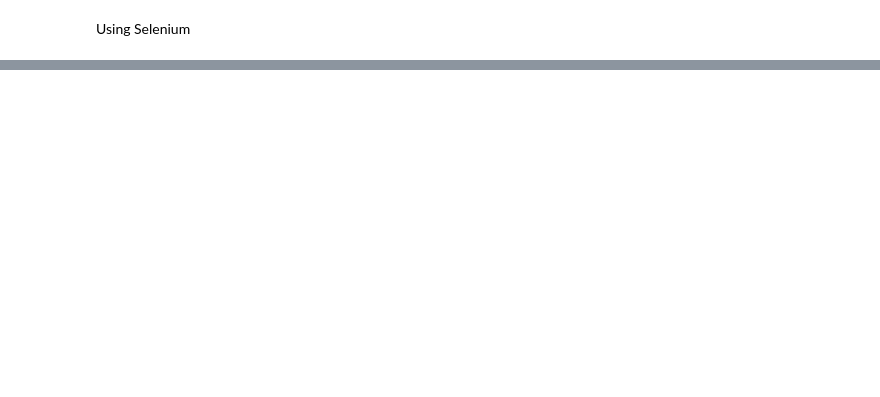
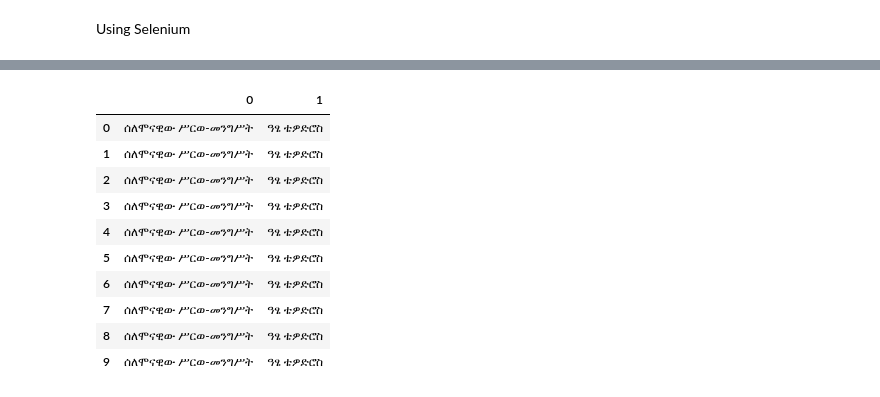
Before and after one commit to temesgen5335/data-warehouse-for-llm-finetuning, a Jupyter notebook: Web_scrapping/beautiful.ipynb, the cells around one changed output, grey strips where cells are left out. Drawn from its saved outputs; the diff is of its cells as text; code cells hidden in the pictures; blank space fills up the shorter version.

```diff
--- a/Web_scrapping/beautiful.ipynb
+++ b/Web_scrapping/beautiful.ipynb
@@ -203,0 +335,16 @@ print(all_text)
+# %%
+df1 = df1[0].str.split(',', expand=True)
+
+df1.head(10)
+# %% [output]
+|  | 0 | 1 |
+| 0 | ሰለሞናዊው ሥርወ-መንግሥት | ዓፄ ቴዎድሮስ |
+| 1 | ሰለሞናዊው ሥርወ-መንግሥት | ዓፄ ቴዎድሮስ |
+| 2 | ሰለሞናዊው ሥርወ-መንግሥት | ዓፄ ቴዎድሮስ |
+| 3 | ሰለሞናዊው ሥርወ-መንግሥት | ዓፄ ቴዎድሮስ |
+| 4 | ሰለሞናዊው ሥርወ-መንግሥት | ዓፄ ቴዎድሮስ |
+| 5 | ሰለሞናዊው ሥርወ-መንግሥት | ዓፄ ቴዎድሮስ |
+| 6 | ሰለሞናዊው ሥርወ-መንግሥት | ዓፄ ቴዎድሮስ |
+| 7 | ሰለሞናዊው ሥርወ-መንግሥት | ዓፄ ቴዎድሮስ |
+| 8 | ሰለሞናዊው ሥርወ-መንግሥት | ዓፄ ቴዎድሮስ |
+| 9 | ሰለሞናዊው ሥርወ-መንግሥት | ዓፄ ቴዎድሮስ |
```
Also changed, not shown: parts of 27 cells of this notebook, 1 other file.
